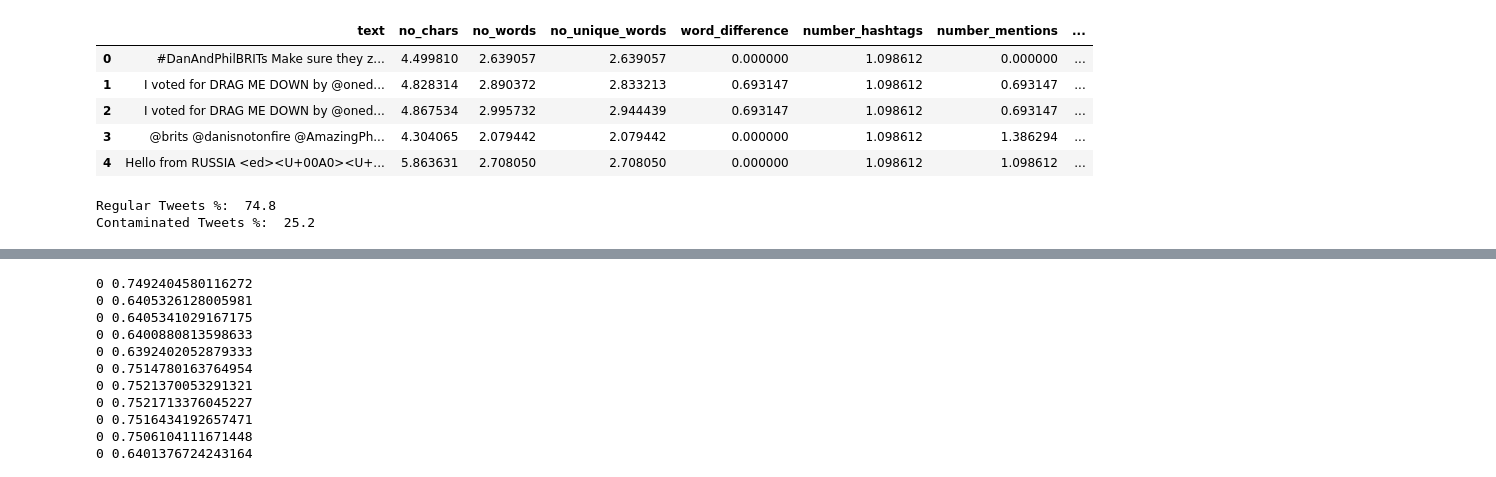
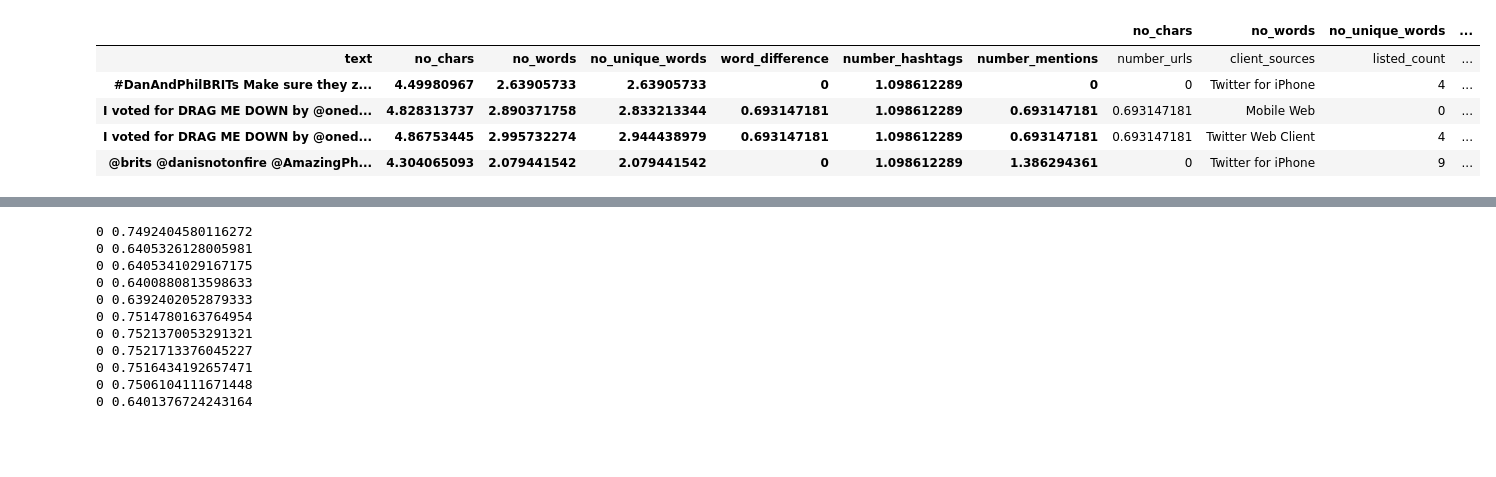
Before and after one commit to BearGuy/twitter-noise-filter, a Jupyter notebook: Twitter_Quality_NN.ipynb, the cells around one changed output, grey strips where cells are left out. Saved outputs shown, nothing was run; the diff lists cells and outputs as text; code cells hidden in the pictures; blank space fills up the shorter version.

Commit message:
Trying feature selection

```diff
--- a/Twitter_Quality_NN.ipynb
+++ b/Twitter_Quality_NN.ipynb
@@ -7,27 +9,20 @@ import matplotlib.pyplot as plt
 # %%
 tweet_data = pd.read_csv("text_quality.csv", encoding = "ISO-8859-1")
 tweet_data = tweet_data.drop_duplicates(subset="text")
 
-tweet_data.head(5)
+
+# Feature Selection
+features = ['no_chars', 'no_words', 'no_unique_words', 'word_difference', 'number_hashtags' 'number_mentions', 'number_urls',
+           'listed_count', 'statuses_count', 'followers_count', 'favourites_count', 'friends_count']
+
+reduced_tweet_data = pd.read_csv("text_quality.csv", encoding = "ISO-8859-1", names = features, low_memory = False)
+
+reduced_tweet_data.head(5)
+#tweet_data.head(5)
 # %% [output]
-|  | text | no_chars | no_words | no_unique_words | word_difference | number_hashtags | number_mentions | ... |
-| 0 | #DanAndPhilBRITs Make sure they z... | 4.499810 | 2.639057 | 2.639057 | 0.000000 | 1.098612 | 0.000000 | ... |
-| 1 | I voted for DRAG ME DOWN by @oned... | 4.828314 | 2.890372 | 2.833213 | 0.693147 | 1.098612 | 0.693147 | ... |
-| 2 | I voted for DRAG ME DOWN by @oned... | 4.867534 | 2.995732 | 2.944439 | 0.693147 | 1.098612 | 0.693147 | ... |
-| 3 | @brits @danisnotonfire @AmazingPh... | 4.304065 | 2.079442 | 2.079442 | 0.000000 | 1.098612 | 1.386294 | ... |
-| 4 | Hello from RUSSIA <ed><U+00A0><U+... | 5.863631 | 2.708050 | 2.708050 | 0.000000 | 1.098612 | 1.098612 | ... |
+|  |  |  |  |  |  |  | no_chars | no_words | no_unique_words | ... |
+| text | no_chars | no_words | no_unique_words | word_difference | number_hashtags | number_mentions | number_urls | client_sources | listed_count | ... |
+| #DanAndPhilBRITs Make sure they z... | 4.49980967 | 2.63905733 | 2.63905733 | 0 | 1.098612289 | 0 | 0 | Twitter for iPhone | 4 | ... |
+| I voted for DRAG ME DOWN by @oned... | 4.828313737 | 2.890371758 | 2.833213344 | 0.693147181 | 1.098612289 | 0.693147181 | 0.693147181 | Mobile Web | 0 | ... |
+| I voted for DRAG ME DOWN by @oned... | 4.86753445 | 2.995732274 | 2.944438979 | 0.693147181 | 1.098612289 | 0.693147181 | 0.693147181 | Twitter Web Client | 4 | ... |
+| @brits @danisnotonfire @AmazingPh... | 4.304065093 | 2.079441542 | 2.079441542 | 0 | 1.098612289 | 1.386294361 | 0 | Twitter for iPhone | 9 | ... |
-# %%
-# Proportion of classes
-
-reg_class = tweet_data[(tweet_data["class"] == "reg")]
-cont_class = tweet_data[(tweet_data["class"] == 'cont')]
-
-# tweet_data['class'] = tweet_data['class'].map({'reg': [1, 0], 'cont': [0, 1]})
-# tweet_data['class'] = tweet_data['class'].map({'reg': 2, 'cont': 1})
-tweet_data['class'] = tweet_data['class'].map({'reg': 1, 'cont': 0})
-
-print("Regular Tweets %: ", round((len(reg_class) / (len(reg_class) + len(cont_class))) * 100, 2))
-print("Contaminated Tweets %: ", round((len(cont_class) / (len(reg_class) + len(cont_class))) * 100, 2))
-# %% [output]
-Regular Tweets %:  74.8
-Contaminated Tweets %:  25.2
```
Also changed, not shown: parts of 2 cells of this notebook.
